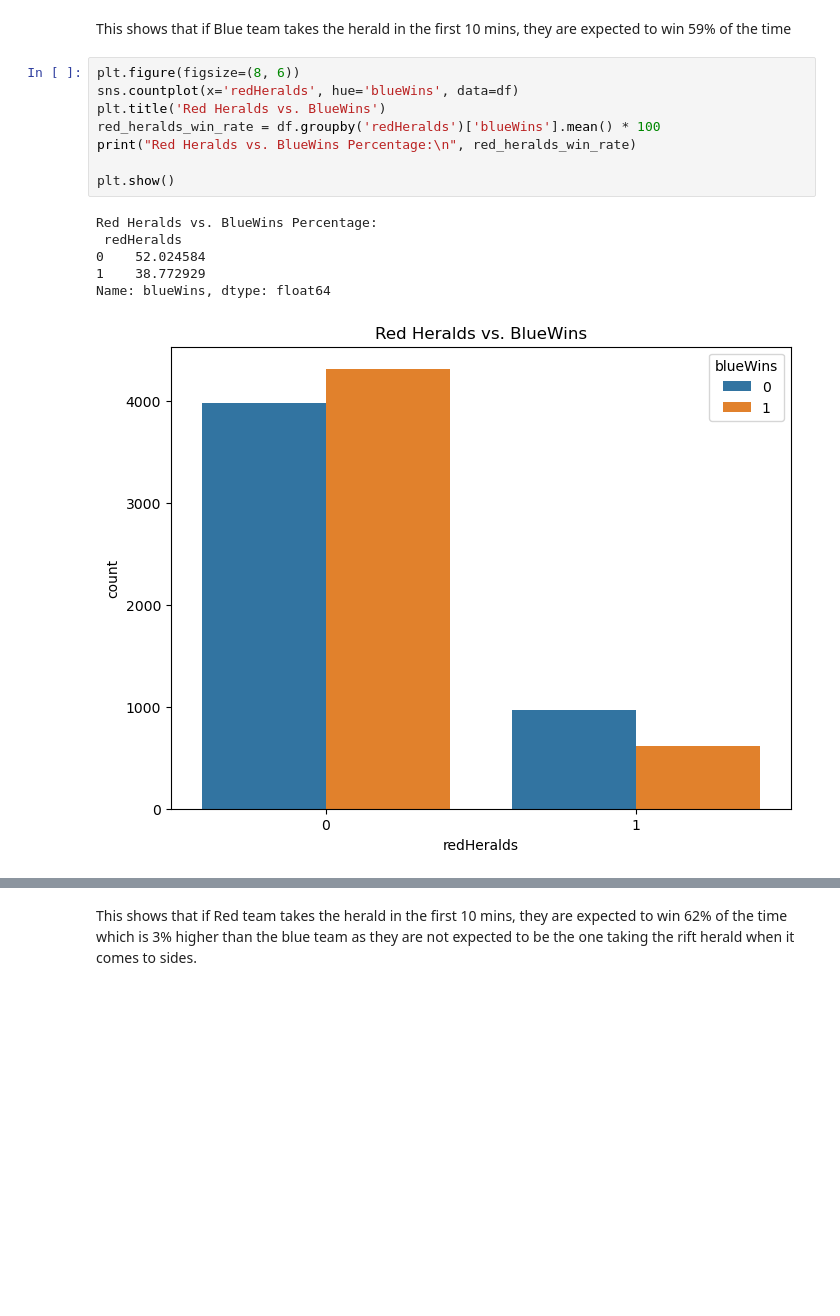
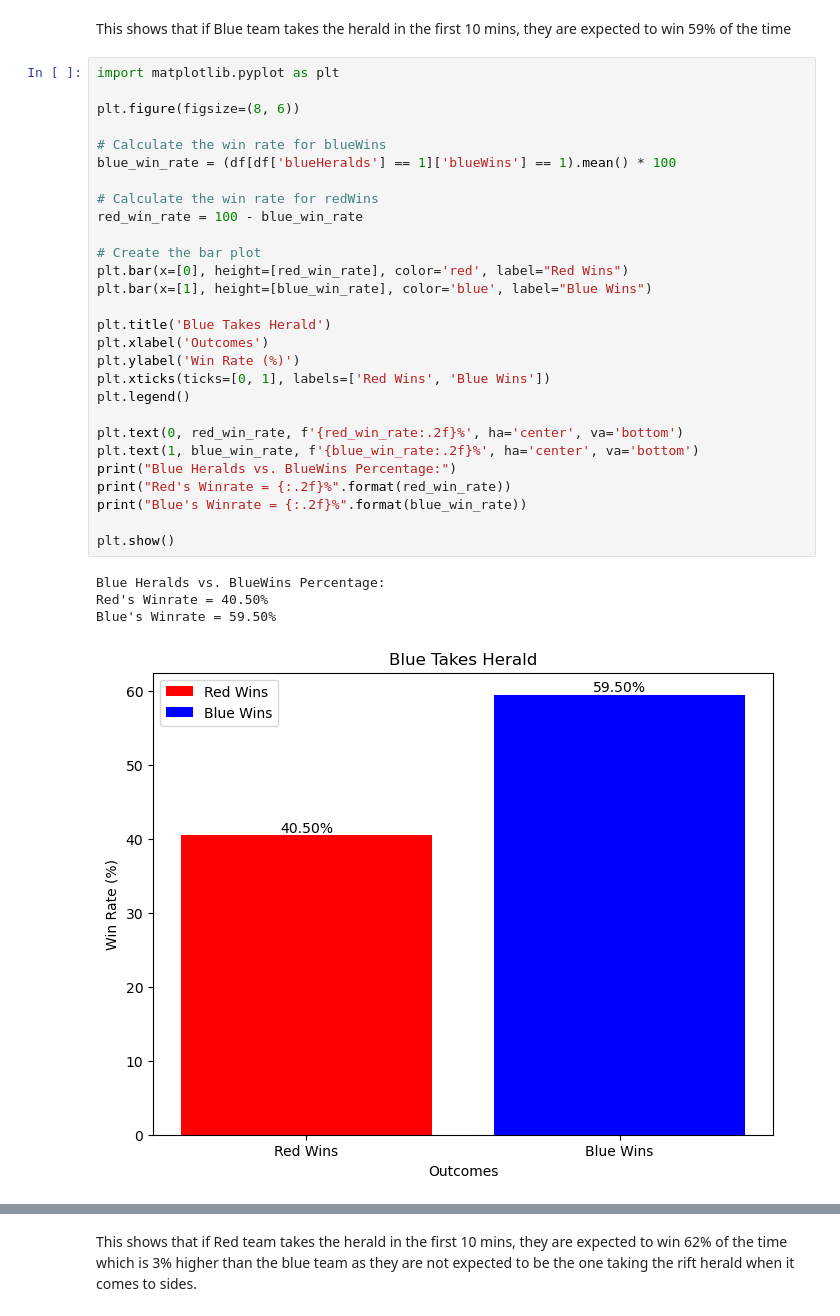
Before and after one commit to TheDreamed/League-of-Legends-Win-Analysis-Dragon-vs-Rift-Herald-, a Jupyter notebook: Leauge of Legends Early Game Win Predictor.ipynb, the cells around one changed output, grey strips where cells are left out. Cells and saved outputs as stored; diff of their text form; blank space fills up the shorter version.

```diff
--- a/Leauge of Legends Early Game Win Predictor.ipynb
+++ b/Leauge of Legends Early Game Win Predictor.ipynb
@@ -173,17 +387,35 @@ Name: blueWins, dtype: float64
 # %% [markdown]
 This shows that if Blue team takes the herald in the first 10 mins, they are expected to win 59% of the time
 # %%
+import matplotlib.pyplot as plt
+
 plt.figure(figsize=(8, 6))
-sns.countplot(x='redHeralds', hue='blueWins', data=df)
-plt.title('Red Heralds vs. BlueWins')
-red_heralds_win_rate = df.groupby('redHeralds')['blueWins'].mean() * 100
-print("Red Heralds vs. BlueWins Percentage:\n", red_heralds_win_rate)
+
+# Calculate the win rate for blueWins
+blue_win_rate = (df[df['blueHeralds'] == 1]['blueWins'] == 1).mean() * 100
+
+# Calculate the win rate for redWins
+red_win_rate = 100 - blue_win_rate
+
+# Create the bar plot
+plt.bar(x=[0], height=[red_win_rate], color='red', label="Red Wins")
+plt.bar(x=[1], height=[blue_win_rate], color='blue', label="Blue Wins")
+
+plt.title('Blue Takes Herald')
+plt.xlabel('Outcomes')
+plt.ylabel('Win Rate (%)')
+plt.xticks(ticks=[0, 1], labels=['Red Wins', 'Blue Wins'])
+plt.legend()
+
+plt.text(0, red_win_rate, f'{red_win_rate:.2f}%', ha='center', va='bottom')
+plt.text(1, blue_win_rate, f'{blue_win_rate:.2f}%', ha='center', va='bottom')
+print("Blue Heralds vs. BlueWins Percentage:")
+print("Red's Winrate = {:.2f}%".format(red_win_rate))
+print("Blue's Winrate = {:.2f}%".format(blue_win_rate))
 
 plt.show()
 # %% [output]
-Red Heralds vs. BlueWins Percentage:
- redHeralds
-0    52.024584
-1    38.772929
-Name: blueWins, dtype: float64
+Blue Heralds vs. BlueWins Percentage:
+Red's Winrate = 40.50%
+Blue's Winrate = 59.50%
-[figure, old version]
+[figure, new version]
```
Also changed, not shown: parts of 24 cells of this notebook.
